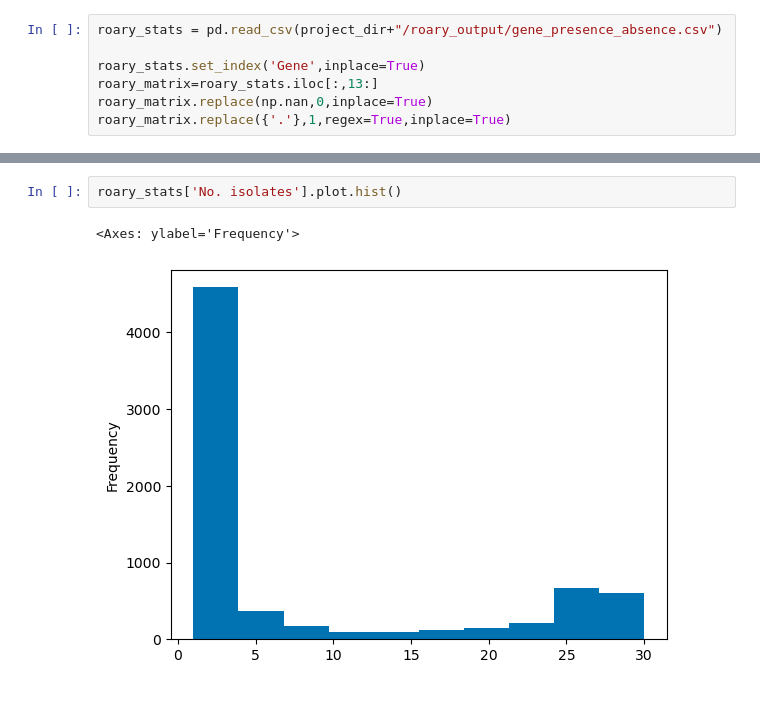
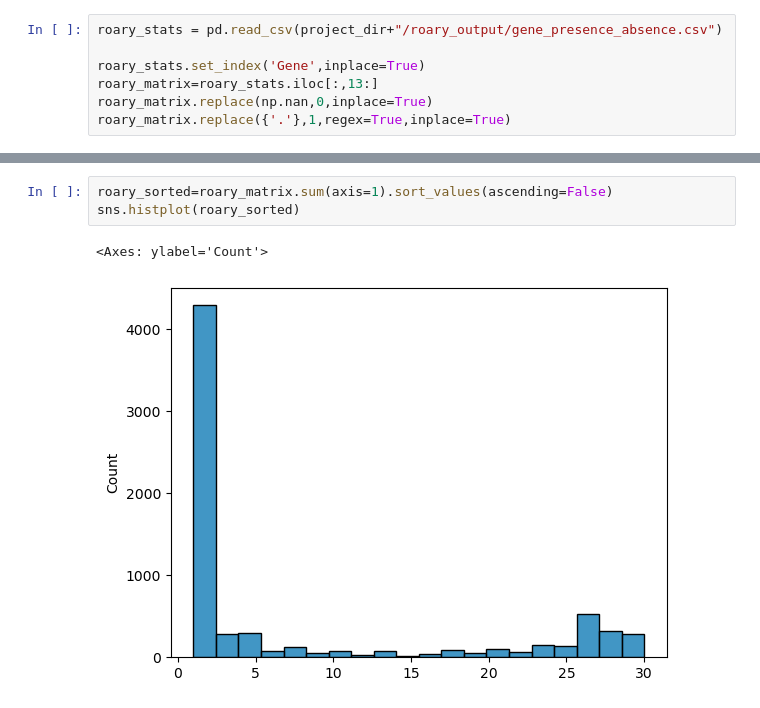
Before and after one commit to GentleHoney/Genomics_Project, a Jupyter notebook: proj_tmp.ipynb, the cells around one changed output, grey strips where cells are left out. Saved outputs shown, nothing was run; the diff lists cells and outputs as text.

```diff
--- a/proj_tmp.ipynb
+++ b/proj_tmp.ipynb
@@ -403,6 +406,7 @@ roary_matrix
 # %%
-roary_stats['No. isolates'].plot.hist()
+roary_sorted=roary_matrix.sum(axis=1).sort_values(ascending=False)
+sns.histplot(roary_sorted)
 # %% [output]
-<Axes: ylabel='Frequency'>
+<Axes: ylabel='Count'>
-[figure, old version]
+[figure, new version]
 # %%
```
Also changed, not shown: parts of 6 cells of this notebook.
